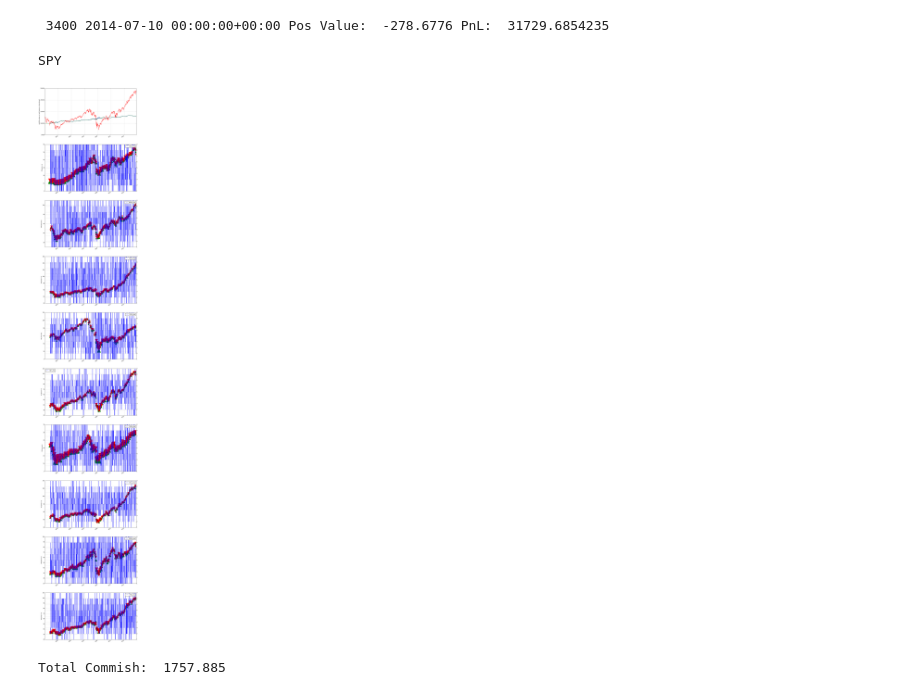
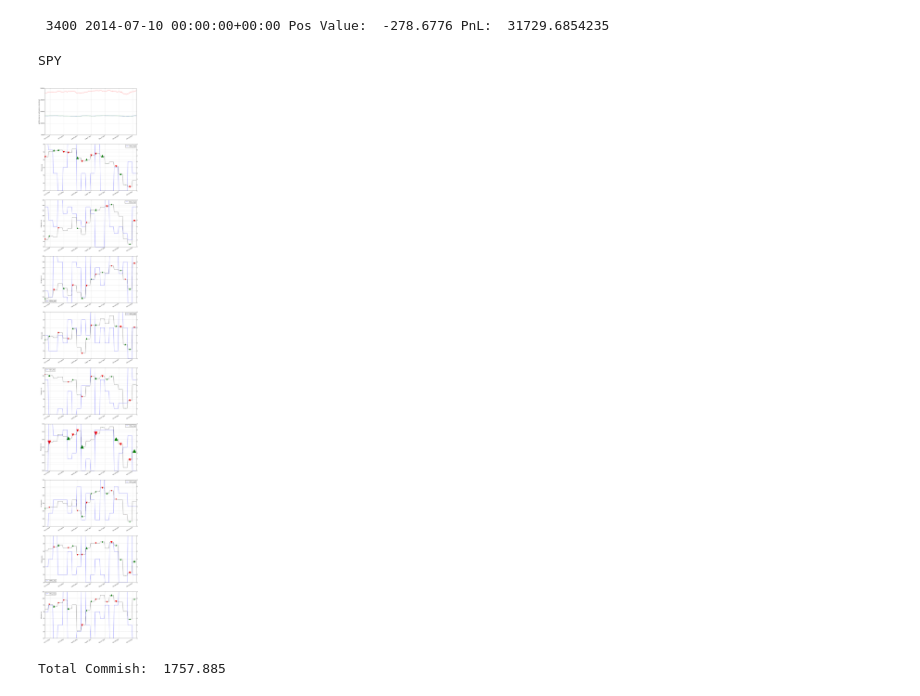
Before and after one commit to kaipeng/zipline, a Jupyter notebook: Factor Ranking - Sector ETFs - Returns - XShort.ipynb, the cells around one changed output. Drawn from its saved outputs; the diff is of its cells as text; code cells hidden in the pictures.

```diff
--- a/Factor Ranking - Sector ETFs - Returns - XShort.ipynb
+++ b/Factor Ranking - Sector ETFs - Returns - XShort.ipynb
@@ -146,35 +149,35 @@ def file_analyze(filename, begin=0, end=-1):
 
     ax1.set_ylabel('portfolio value vs cash balance vs benchmark')
 
     # Display Indicators
     i = 1
     for sec in secs:
         i+=1;
         ax2 = fig.add_subplot(len(secs)+1,1,i)
         perf[sec].plot(ax=ax2, c='k')
 
         ax3 = ax2.twinx()
         perf[[sec+'-s_ma']].plot(ax=ax3)
 
         perf_trans = perf.ix[[t != [] for t in perf.transactions]]
 
         buys = perf_trans.ix[[(True in [(trade['sid']==sec and trade['amount'] > 0) for trade in t]) for t in perf_trans.transactions]]
         sells = perf_trans.ix[[(True in [(trade['sid']==sec and trade['amount'] < 0) for trade in t]) for t in perf_trans.transactions]]
 
         buy_markers = [max([(trade['amount'] if (trade['sid']==sec and trade['amount'] > 0) else 0) for trade in t]) for t in perf.transactions.ix[buys.index]]
         sell_markers = [-1*min([(trade['amount'] if (trade['sid']==sec and trade['amount'] < 0) else 0) for trade in t]) for t in perf.transactions.ix[sells.index]]
 
         ax2.scatter(buys.index, perf[sec].ix[buys.index], s=buy_markers, color='g', marker='^', alpha=.99)
         ax2.scatter(sells.index, perf[sec].ix[sells.index], s=sell_markers, color='r', marker='v', alpha=.99)
         ax2.set_ylabel(sec+' price in $')
 
     plt.legend(loc=0)
     plt.show()
 
-file_analyze(algo_name+'.pickle', 0)
+file_analyze(algo_name+'.pickle', -100)
 # %% [output]
 SPY
-[figure, old version]
+[figure, new version]
 # %%
 perf = perf_manual
 perf_trans = perf.ix[[t != [] for t in perf.transactions]]
```
Also changed, not shown: parts of 2 cells of this notebook, 3 other files.
